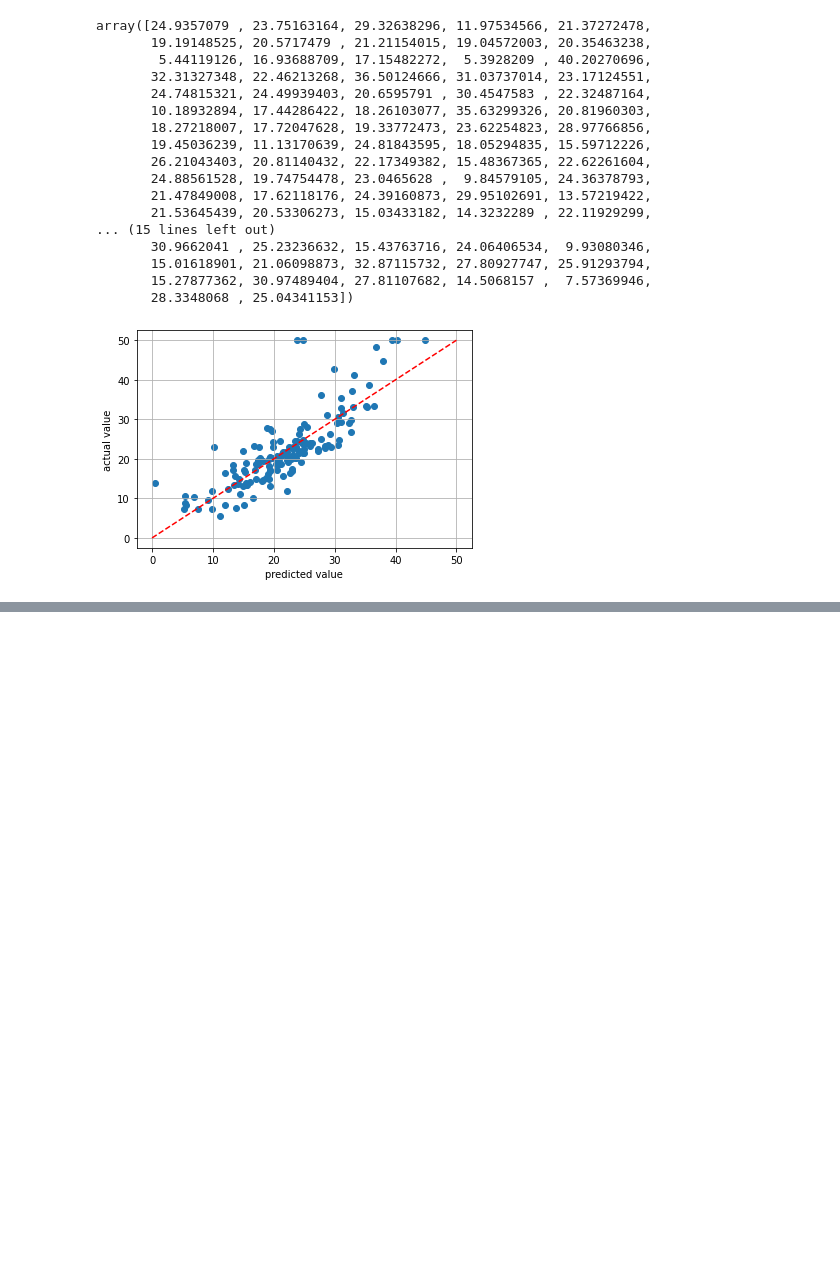
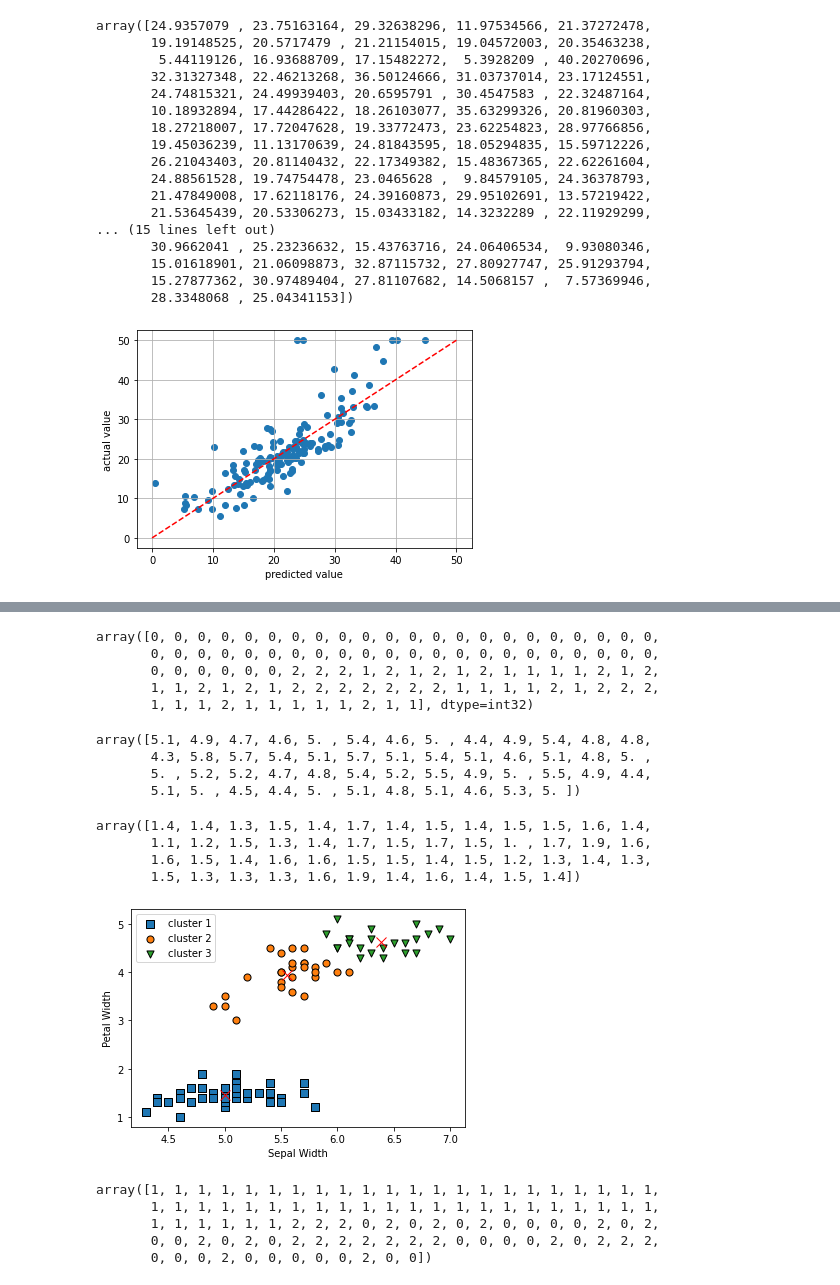
Before and after one commit to GitHiru/ml_academic, a Jupyter notebook: various/offline/books/PDA.ipynb, the cells around one changed output, grey strips where cells are left out. Cells and saved outputs as stored; diff of their text form; code cells hidden in the pictures; blank space fills up the shorter version.

```diff
--- a/various/offline/books/PDA.ipynb
+++ b/various/offline/books/PDA.ipynb
@@ -461,0 +620,65 @@ plt.show()
+# %%
+from sklearn.cluster import KMeans
+km = KMeans(n_clusters=3, init="random", n_init=10, random_state=0)
+y_km = km.fit_predict(X)
+# %% [output]
+array([0, 0, 0, 0, 0, 0, 0, 0, 0, 0, 0, 0, 0, 0, 0, 0, 0, 0, 0, 0, 0, 0,
+       0, 0, 0, 0, 0, 0, 0, 0, 0, 0, 0, 0, 0, 0, 0, 0, 0, 0, 0, 0, 0, 0,
+       0, 0, 0, 0, 0, 0, 2, 2, 2, 1, 2, 1, 2, 1, 2, 1, 1, 1, 1, 2, 1, 2,
+       1, 1, 2, 1, 2, 1, 2, 2, 2, 2, 2, 2, 2, 1, 1, 1, 1, 2, 1, 2, 2, 2,
+       1, 1, 1, 2, 1, 1, 1, 1, 1, 2, 1, 1], dtype=int32)
+# %%
+X_1 = X[y_km == 0, 0]
+X_1
+# %% [output]
+array([5.1, 4.9, 4.7, 4.6, 5. , 5.4, 4.6, 5. , 4.4, 4.9, 5.4, 4.8, 4.8,
+       4.3, 5.8, 5.7, 5.4, 5.1, 5.7, 5.1, 5.4, 5.1, 4.6, 5.1, 4.8, 5. ,
+       5. , 5.2, 5.2, 4.7, 4.8, 5.4, 5.2, 5.5, 4.9, 5. , 5.5, 4.9, 4.4,
+       5.1, 5. , 4.5, 4.4, 5. , 5.1, 4.8, 5.1, 4.6, 5.3, 5. ])
+# %%
+X_2 = X[y_km == 0, 1]
+X_2
+# %% [output]
+array([1.4, 1.4, 1.3, 1.5, 1.4, 1.7, 1.4, 1.5, 1.4, 1.5, 1.5, 1.6, 1.4,
+       1.1, 1.2, 1.5, 1.3, 1.4, 1.7, 1.5, 1.7, 1.5, 1. , 1.7, 1.9, 1.6,
+       1.6, 1.5, 1.4, 1.6, 1.6, 1.5, 1.5, 1.4, 1.5, 1.2, 1.3, 1.4, 1.3,
+       1.5, 1.3, 1.3, 1.3, 1.6, 1.9, 1.4, 1.6, 1.4, 1.5, 1.4])
+# %%
+X_3 =  X[y_km == 1, 0]
+X_4 =  X[y_km == 1, 1]
+X_5 =  X[y_km == 2, 0]
+X_6 =  X[y_km == 2, 1]
+# %%
+import numpy as np
+
+fig, ax = plt.subplots()
+# claster 1
+ax.scatter(X_1, X_2, s=50, edgecolor="black", marker="s", label="cluster 1")
+ax.plot(np.mean(X_1), np.mean(X_2), marker="x", markersize=10, color="red")
+
+# claster 2
+ax.scatter(X_3, X_4, s=50, edgecolor="black", marker="o", label="cluster 2")
+ax.plot(np.mean(X_3), np.mean(X_4), marker="x", markersize=10, color="red")
+
+# claster 3
+ax.scatter(X_5, X_6, s=50, edgecolor="black", marker="v", label="cluster 3")
+ax.plot(np.mean(X_5), np.mean(X_6), marker="x", markersize=10, color="red")
+ax.set_xlabel("Sepal Width")
+ax.set_ylabel("Petal Width")
+ax.legend(loc="best")
+plt.show()
+# %% [output]
+[figure, added]
+# %%
+# 階層型クラスタリング（手法１：凝集型クラスラリング）
+from sklearn.cluster import AgglomerativeClustering
+# データ間距離：ユークリッド距離、クラスタリング方法：最長距離法
+ac = AgglomerativeClustering(n_clusters=3, affinity="euclidean", linkage="complete")
+labels = ac.fit_predict(X)
+labels
+# %% [output]
+array([1, 1, 1, 1, 1, 1, 1, 1, 1, 1, 1, 1, 1, 1, 1, 1, 1, 1, 1, 1, 1, 1,
+       1, 1, 1, 1, 1, 1, 1, 1, 1, 1, 1, 1, 1, 1, 1, 1, 1, 1, 1, 1, 1, 1,
+       1, 1, 1, 1, 1, 1, 2, 2, 2, 0, 2, 0, 2, 0, 2, 0, 0, 0, 0, 2, 0, 2,
+       0, 0, 2, 0, 2, 0, 2, 2, 2, 2, 2, 2, 2, 0, 0, 0, 0, 2, 0, 2, 2, 2,
+       0, 0, 0, 2, 0, 0, 0, 0, 0, 2, 0, 0])
```
Also changed, not shown: parts of 21 cells of this notebook.
